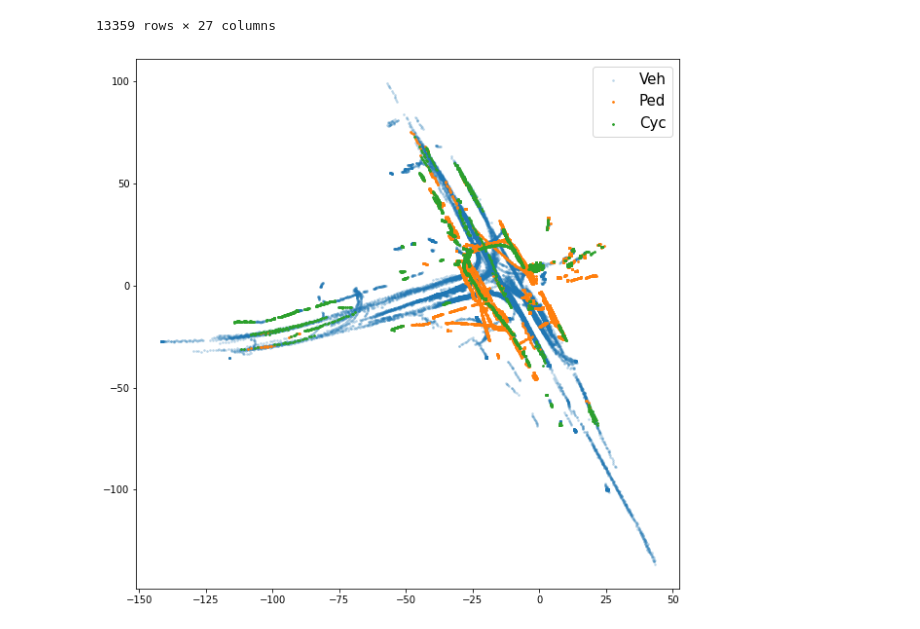
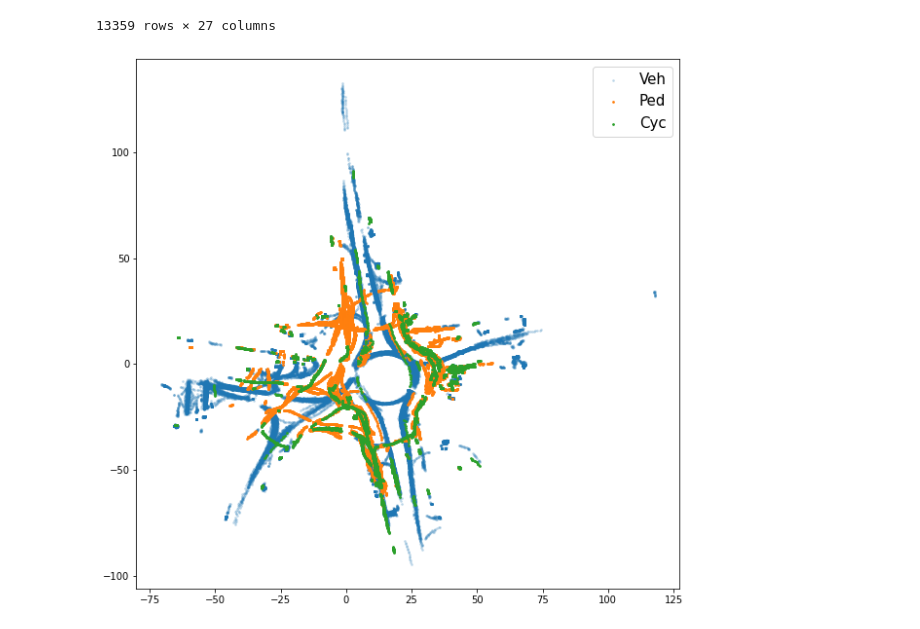
Before and after one commit to jksdbks123/Lidar-Tracker, a Jupyter notebook: LiDAR_Tracker_Project/ResultVisualiztion.ipynb, the cells around one changed output. Drawn from its saved outputs; the diff is of its cells as text; code cells hidden in the pictures.

```diff
--- a/LiDAR_Tracker_Project/ResultVisualiztion.ipynb
+++ b/LiDAR_Tracker_Project/ResultVisualiztion.ipynb
@@ -19,12 +19,12 @@ data.loc[data.Class == 2]
 | 72488 | 207416.0 | 17950.0 | -12.052131 | 23.250917 | 0.0 | 26.188911 | -119.810330 | ... |
 13359 rows × 27 columns
 # %%
-data = pd.read_csv(r'D:\LiDAR_Data\MidTown\California\OutputFile\OutputTrajs/Trajctories_0_post.csv') # path to result
+data = pd.read_csv(r'D:\LiDAR_Data\MidTown\Roundabout\OutputFile\OutputTrajs/Trajctories_0_post.csv') # path to result
 plt.figure(figsize=(10,10))
 plt.scatter(data.loc[data.Class == 1,'Coord_X_Mea'],data.loc[data.Class == 1,'Coord_Y_Mea'], s = 3, alpha = 0.2,label = 'Veh')
 plt.scatter(data.loc[data.Class == 2,'Coord_X_Mea'],data.loc[data.Class == 2,'Coord_Y_Mea'], s = 3, label = 'Ped')
 plt.scatter(data.loc[data.Class == 3,'Coord_X_Mea'],data.loc[data.Class == 3,'Coord_Y_Mea'], s = 3,label = 'Cyc')
 plt.legend(fontsize = 15)
 plt.show()
 # %% [output]
-[figure, old version]
+[figure, new version]
```
Also changed, not shown: 3 other files.
